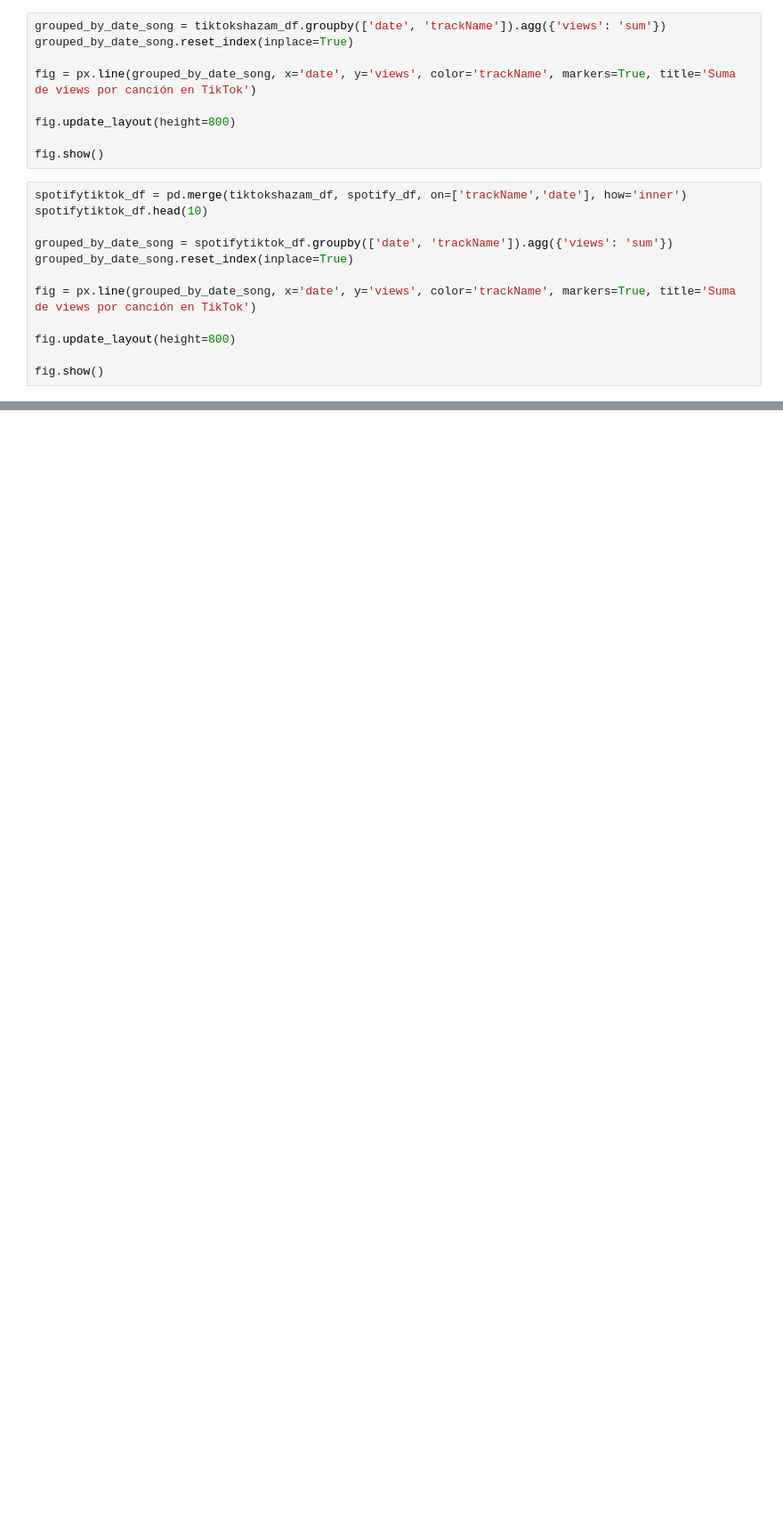
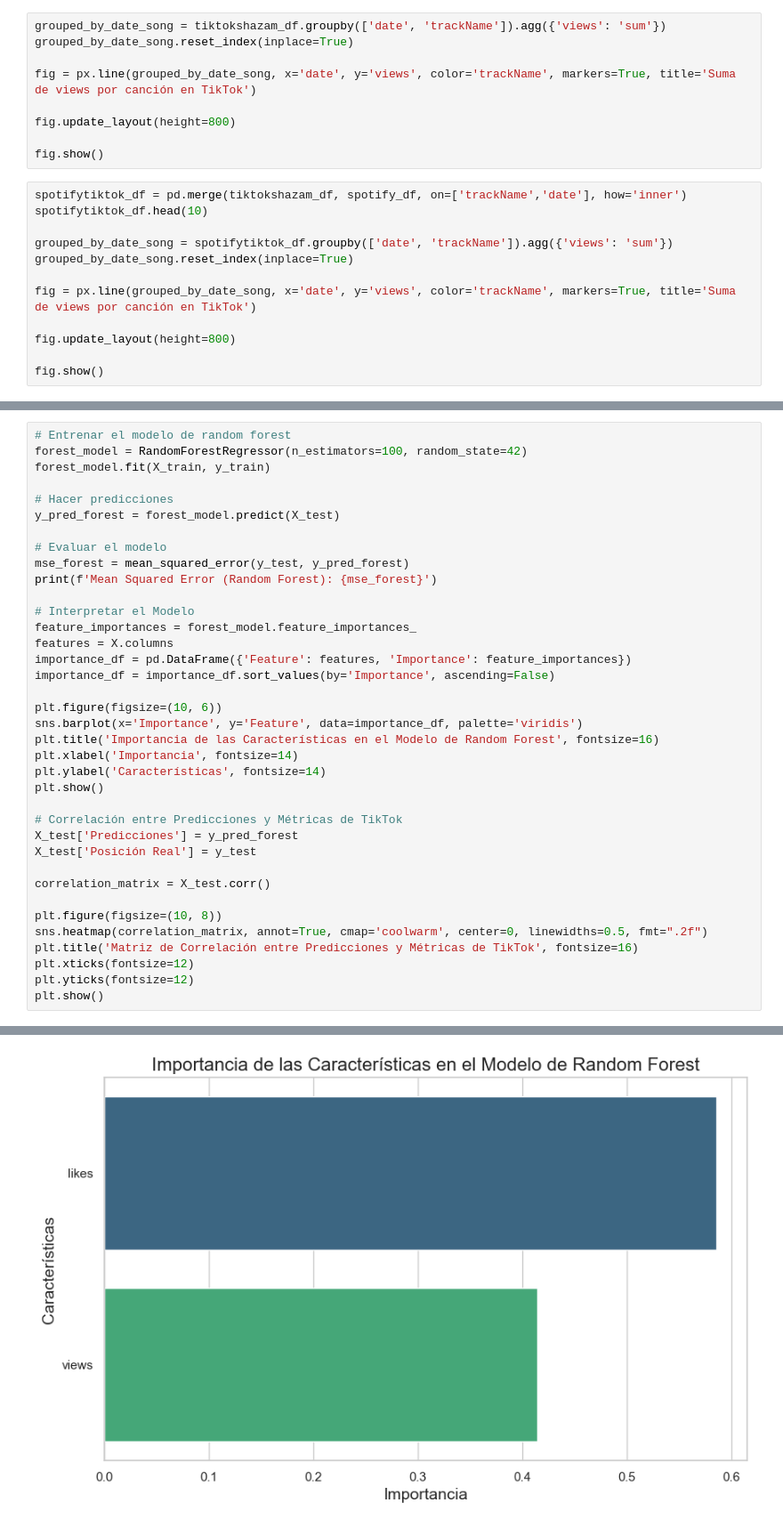
Before and after one commit to gabrielariasv/Mineriadedatosdataframegenerator, a Jupyter notebook: project.ipynb, the cells around one changed output, grey strips where cells are left out. Shown at 89% size. Cells and saved outputs as stored; diff of their text form; blank space fills up the shorter version.

```diff
--- a/project.ipynb
+++ b/project.ipynb
@@ -168,0 +367,38 @@ print(sum_views_by_song)
+# %%
+# Entrenar el modelo de random forest
+forest_model = RandomForestRegressor(n_estimators=100, random_state=42)
+forest_model.fit(X_train, y_train)
+
+# Hacer predicciones
+y_pred_forest = forest_model.predict(X_test)
+
+# Evaluar el modelo
+mse_forest = mean_squared_error(y_test, y_pred_forest)
+print(f'Mean Squared Error (Random Forest): {mse_forest}')
+
+# Interpretar el Modelo
+feature_importances = forest_model.feature_importances_
+features = X.columns
+importance_df = pd.DataFrame({'Feature': features, 'Importance': feature_importances})
+importance_df = importance_df.sort_values(by='Importance', ascending=False)
+
+plt.figure(figsize=(10, 6))
+sns.barplot(x='Importance', y='Feature', data=importance_df, palette='viridis')
+plt.title('Importancia de las Características en el Modelo de Random Forest', fontsize=16)
+plt.xlabel('Importancia', fontsize=14)
+plt.ylabel('Características', fontsize=14)
+plt.show()
+
+# Correlación entre Predicciones y Métricas de TikTok
+X_test['Predicciones'] = y_pred_forest
+X_test['Posición Real'] = y_test
+
+correlation_matrix = X_test.corr()
+
+plt.figure(figsize=(10, 8))
+sns.heatmap(correlation_matrix, annot=True, cmap='coolwarm', center=0, linewidths=0.5, fmt=".2f")
+plt.title('Matriz de Correlación entre Predicciones y Métricas de TikTok', fontsize=16)
+plt.xticks(fontsize=12)
+plt.yticks(fontsize=12)
+plt.show()
+# %% [output]
@@ -168,0 +407 @@ print(sum_views_by_song)
+[figure, added]
```
Also changed, not shown: parts of 21 cells of this notebook.
